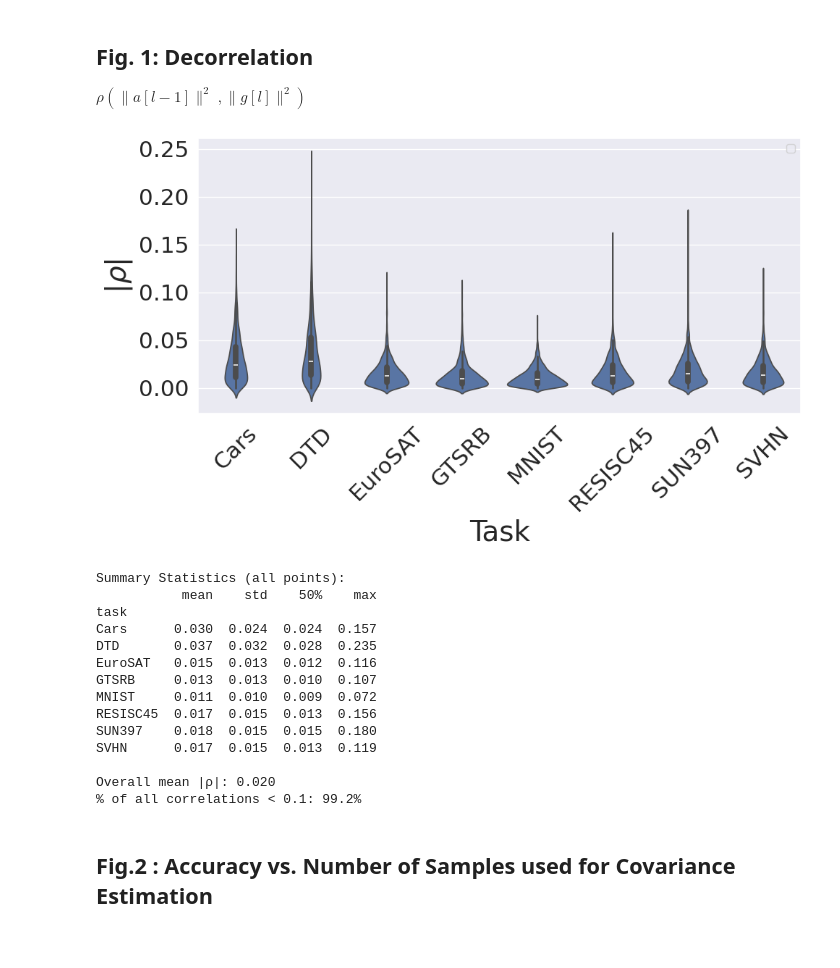
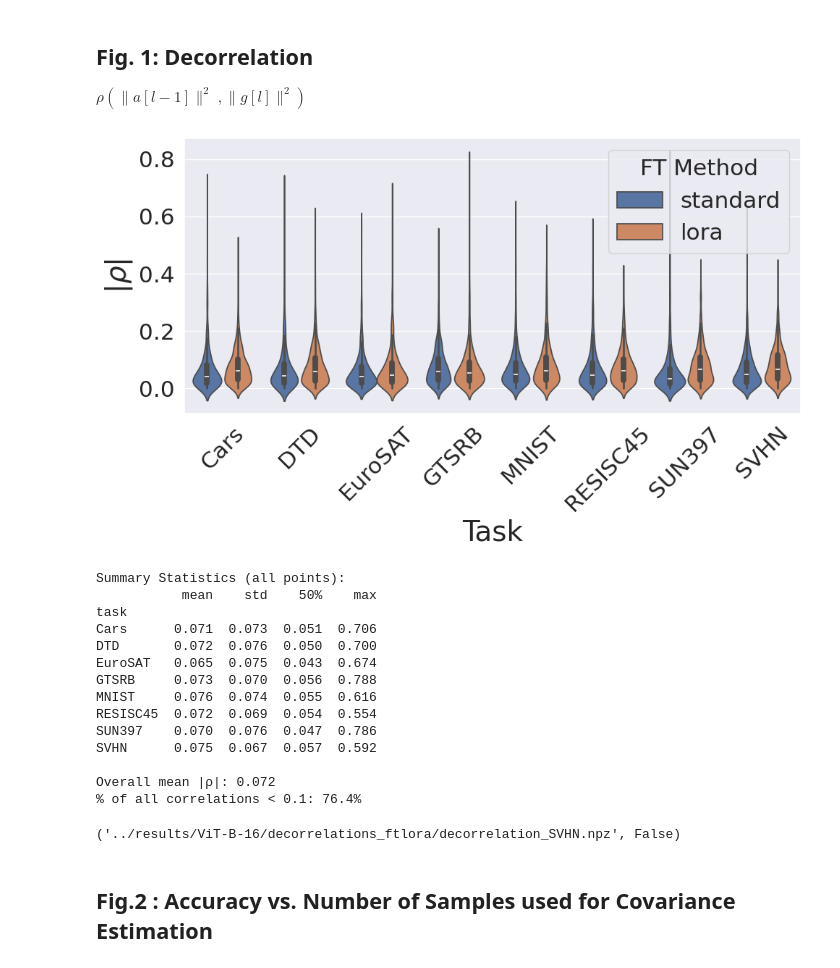
Before and after one commit to marawangamal/eigcov, a Jupyter notebook: notebooks/analysis.ipynb, the cells around one changed output. Saved outputs shown, nothing was run; the diff lists cells and outputs as text; code cells hidden in the pictures.

```diff
--- a/notebooks/analysis.ipynb
+++ b/notebooks/analysis.ipynb
@@ -383,6 +362,0 @@ plt.savefig(f"{RESULTS_DIR}/eigcov_estimation_violin.pdf", dpi=300, bbox_inches=
-# %%
-import pandas as pd
-df = pd.DataFrame(rows)
-df = df[df['method'] != 'Zero']
-sns.set_theme()
-sns.violinplot(data=df, x="variance_thresh", y="error", hue="method")
@@ -459,8 +362,0 @@ for dataset, ckpt_idx in tqdm(product(DATASETS, range(0, 2000, 500)), total=len(
-# %%
-import pandas as pd
-df = pd.DataFrame(rows)
-print(df)
-
-
-sns.set_theme()
-sns.relplot(data=df, x="layer_idx", y="error", hue="method", row='ckpt_idx')
@@ -505,69 +371,79 @@ import pandas as pd
 import seaborn as sns
 import matplotlib.pyplot as plt
 import os
+from itertools import product
 
 sns.set_theme()
 BASE_FONTSIZE=28
 
 model = "ViT-B-16"
-results_dir = f"../results/{model}"
+batch_size = 1
+num_samples = 100
+num_indices = 32
 tasks = ["Cars", "DTD", "EuroSAT", "GTSRB", "MNIST", "RESISC45", "SUN397", "SVHN"]
+ft_methods = ["standard", "lora"]
 ignore = ["ln_", "ls_", "conv", "patch_dropout"]
 
 corr = lambda x, y: np.corrcoef(x, y)[0, 1] if x.std() > 0 and y.std() > 0 else 0.0
 
 rows = []
-for task in tasks:
-    path = f"{results_dir}/decorrelation_{task}.npz"
+for task, ft_method in product(tasks, ft_methods):
+    corr_dir = f"../results/{model}/correlations_b{batch_size}_n{num_samples}_k{num_indices}_ft{ft_method}"
+    path = f"{corr_dir}/correlation_{task}.npz"
     if not os.path.exists(path):
         continue
     data = np.load(path)
-    layers = sorted(k[5:] for k in data.files if k.startswith("g_sq/"))
+    # remove "g_sq/" prefix
+    layers = [k[5:] for k in data.files if k.startswith("g_sq/")]
     layers = [l for l in layers if not any(ig in l for ig in ignore)]
 
     for idx_l, l in enumerate(layers):
         g, aat = data[f"g_sq/{l}"], data[f"aat_samples/{l}"]
         N_samples, N_indices = aat.shape
         for idx_i in range(N_indices):
             rho = np.abs(corr(g, aat[:, idx_i]))
-            rows.append({'task': task, 'layer': l, 'layer_idx': idx_l, 'entry_idx': idx_i, 'rho': rho})
+            rows.append({'task': task, 'layer': l, 'layer_idx': idx_l, 'entry_idx': idx_i, 'rho': rho, 'ft_method': ft_method})
 
 df = pd.DataFrame(rows)
 fig, ax = plt.subplots(figsize=(10, 6))
-sns.violinplot(data=df, x="task", y="rho", ax=ax)
+sns.violinplot(data=df, x="task", y="rho", hue="ft_method", ax=ax)
 
 ax.set_xlabel("Task", fontsize=BASE_FONTSIZE)
 ax.set_ylabel(r"$|\rho|$", fontsize=BASE_FONTSIZE)
 ax.tick_params(axis='x', labelsize=BASE_FONTSIZE * 0.8, rotation=45)
 ax.tick_params(axis='y', labelsize=BASE_FONTSIZE * 0.8)
-# ax.axhline(0.1, color='black', linestyle='--', alpha=0.5, label=r'$\rho=0.1$')
-ax.legend()
+ax.legend(title="FT Method", fontsize=BASE_FONTSIZE * 0.8, title_fontsize=BASE_FONTSIZE * 0.8)
 
 plt.tight_layout()
-plt.savefig(f"{results_dir}/decorrelation_violin.pdf", dpi=300, bbox_inches='tight')
+plt.savefig(f"{corr_dir}/correlation_violin.pdf", dpi=300, bbox_inches='tight')
 plt.show()
 
 # Print summary
 print("\nSummary Statistics (all points):")
 print(df.groupby('task')['rho'].describe()[['mean', 'std', '50%', 'max']].round(3).to_string())
 print(f"\nOverall mean |ρ|: {df['rho'].mean():.3f}")
 print(f"% of all correlations < 0.1: {(df['rho'] < 0.1).mean() * 100:.1f}%")
 # %% [output]
-[figure, old version]
+[figure, new version]
 Summary Statistics (all points):
            mean    std    50%    max
 task
-Cars      0.030  0.024  0.024  0.157
-DTD       0.037  0.032  0.028  0.235
-EuroSAT   0.015  0.013  0.012  0.116
-GTSRB     0.013  0.013  0.010  0.107
-MNIST     0.011  0.010  0.009  0.072
-RESISC45  0.017  0.015  0.013  0.156
-SUN397    0.018  0.015  0.015  0.180
-SVHN      0.017  0.015  0.013  0.119
+Cars      0.071  0.073  0.051  0.706
+DTD       0.072  0.076  0.050  0.700
+EuroSAT   0.065  0.075  0.043  0.674
+GTSRB     0.073  0.070  0.056  0.788
+MNIST     0.076  0.074  0.055  0.616
+RESISC45  0.072  0.069  0.054  0.554
+SUN397    0.070  0.076  0.047  0.786
+SVHN      0.075  0.067  0.057  0.592
 
-Overall mean |ρ|: 0.020
-% of all correlations < 0.1: 99.2%
+Overall mean |ρ|: 0.072
+% of all correlations < 0.1: 76.4%
+# %%
+# data
+path, os.path.exists(path)
+# %% [output]
+('../results/ViT-B-16/decorrelations_ftlora/decorrelation_SVHN.npz', False)
 # %% [markdown]
 ## Fig.2 : Accuracy vs. Number of Samples used for Covariance Estimation
 # %%
```
Also changed, not shown: parts of 10 cells of this notebook, 40 other files.
